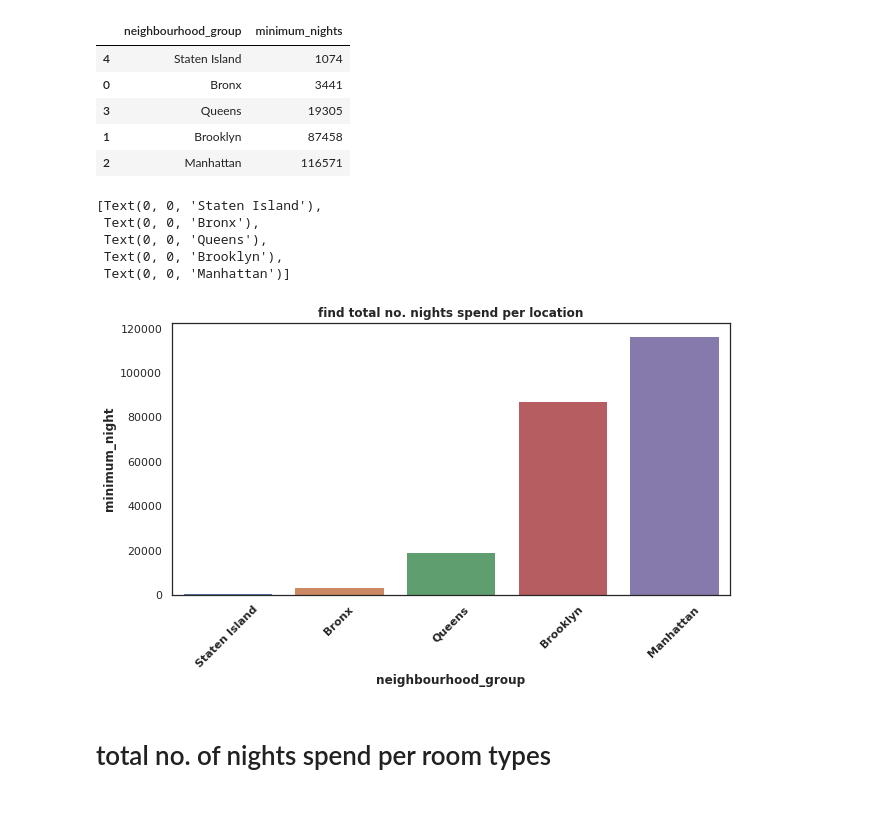
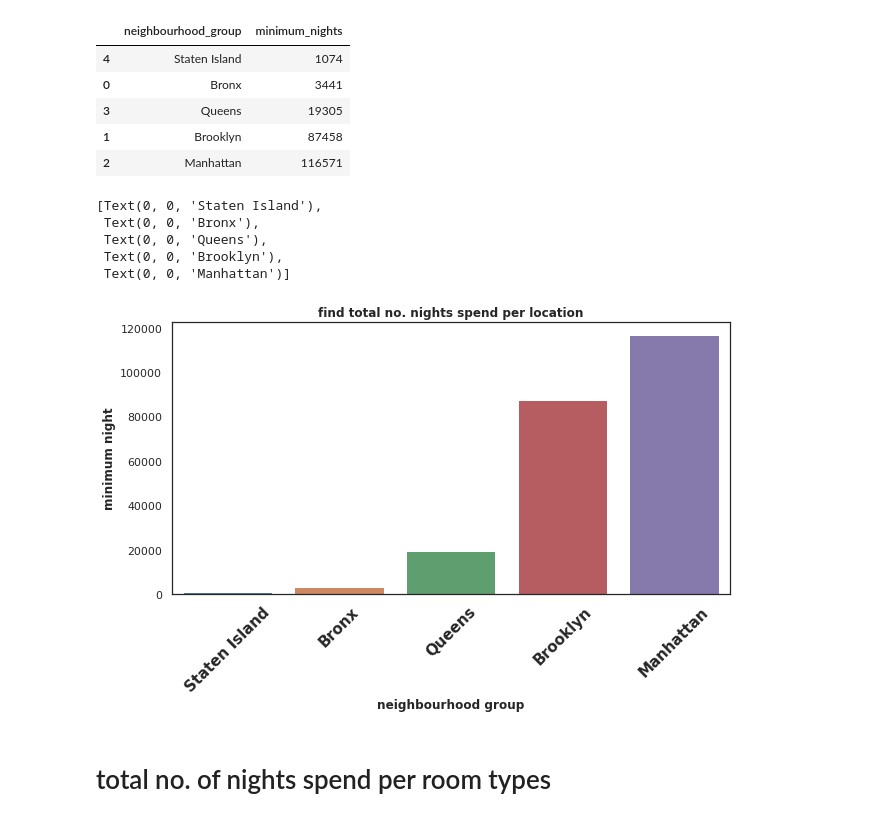
Before and after one commit to suloymandal9/Airbnb--data--analysis, a Jupyter notebook: airbnb.ipynb, the cells around one changed output. Cells and saved outputs as stored; diff of their text form; code cells hidden in the pictures.

```diff
--- a/airbnb.ipynb
+++ b/airbnb.ipynb
@@ -179,20 +179,20 @@ final_nights.head()
 # %%
 # visualization of total no. nights spend per location using seaborn
 sns.set(rc={'figure.figsize':(10,5)})
 sns.set_style('white')
 abc= sns.barplot(x='neighbourhood_group',y='minimum_nights',data = final_nights)
 abc.set_title('find total no. nights spend per location', Weight='bold')
-abc.set_ylabel('minimum_night', Weight='bold')
-abc.set_xlabel('neighbourhood_group', Weight='bold')
+abc.set_ylabel('minimum night', Weight='bold')
+abc.set_xlabel('neighbourhood group', Weight='bold')
 
-abc.set_xticklabels(abc.get_xticklabels(),Weight='bold',rotation = 45)
+abc.set_xticklabels(abc.get_xticklabels(),Weight='bold',rotation = 45,size='15')
 # %% [output]
 [Text(0, 0, 'Staten Island'),
  Text(0, 0, 'Bronx'),
  Text(0, 0, 'Queens'),
  Text(0, 0, 'Brooklyn'),
  Text(0, 0, 'Manhattan')]
-[figure, old version]
+[figure, new version]
 # %% [markdown]
 # total no. of nights spend per room types
 # %%
```
Also changed, not shown: parts of 1 cell of this notebook.
